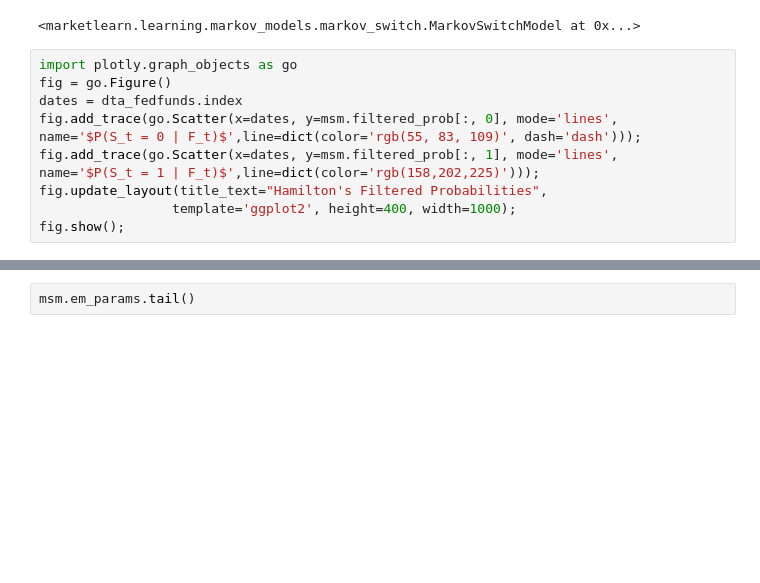
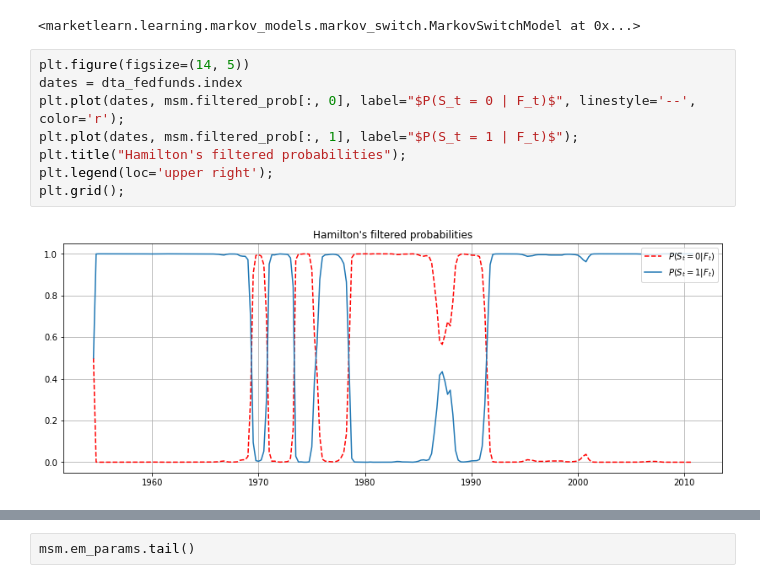
Before and after one commit to mrajancsr/Market-Learn, a Jupyter notebook: marketlearn/learning/markov_models/notebooks/markov_switching.ipynb, the cells around one changed output, grey strips where cells are left out. Drawn from its saved outputs; the diff is of its cells as text; blank space fills up the shorter version.

```diff
--- a/marketlearn/learning/markov_models/notebooks/markov_switching.ipynb
+++ b/marketlearn/learning/markov_models/notebooks/markov_switching.ipynb
@@ -132,16 +132,15 @@ Optimization terminated successfully    (Exit mode 0)
             Gradient evaluations: 1
 Finished 'fit' in 0.1522 secs
 <marketlearn.learning.markov_models.markov_switch.MarkovSwitchModel at 0x...>
-# %%
-import plotly.graph_objects as go
-fig = go.Figure()
-dates = dta_fedfunds.index
-fig.add_trace(go.Scatter(x=dates, y=msm.filtered_prob[:, 0], mode='lines',
-name='$P(S_t = 0 | F_t)$',line=dict(color='rgb(55, 83, 109)', dash='dash')));
-fig.add_trace(go.Scatter(x=dates, y=msm.filtered_prob[:, 1], mode='lines',
-name='$P(S_t = 1 | F_t)$',line=dict(color='rgb(158,202,225)')));
-fig.update_layout(title_text="Hamilton's Filtered Probabilities",
-                 template='ggplot2', height=400, width=1000);
-fig.show();
+# %%
+plt.figure(figsize=(14, 5))
+dates = dta_fedfunds.index
+plt.plot(dates, msm.filtered_prob[:, 0], label="$P(S_t = 0 | F_t)$", linestyle='--', color='r');
+plt.plot(dates, msm.filtered_prob[:, 1], label="$P(S_t = 1 | F_t)$");
+plt.title("Hamilton's filtered probabilities");
+plt.legend(loc='upper right');
+plt.grid();
+# %% [output]
+[figure, added]
 # %%
 plt.figure(figsize=(14, 4))
```
Also changed, not shown: parts of 3 cells of this notebook.
